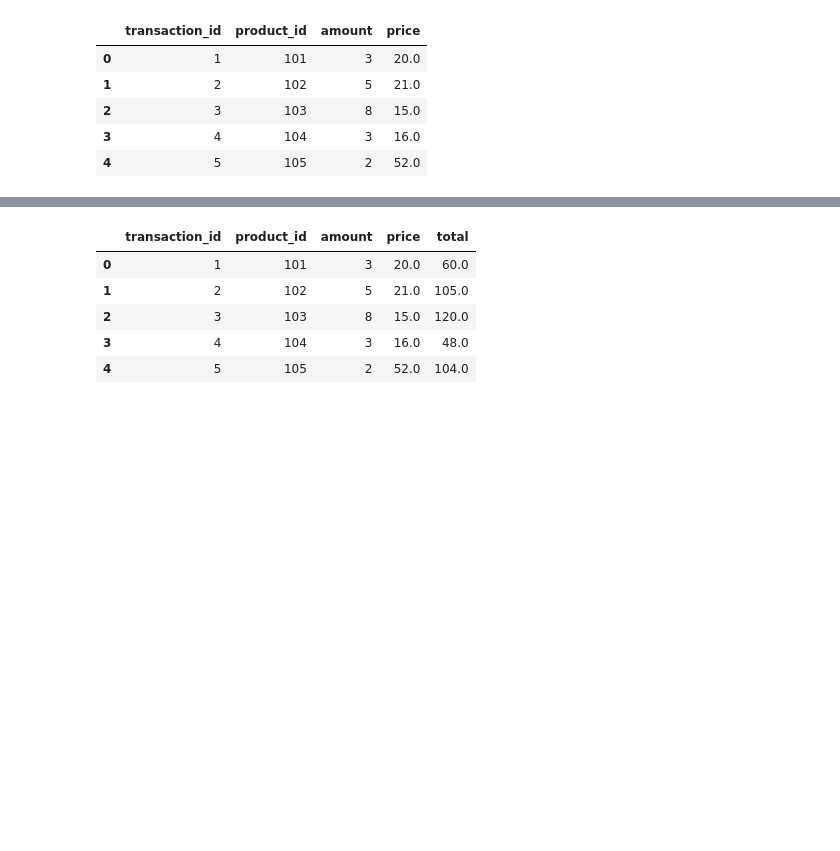
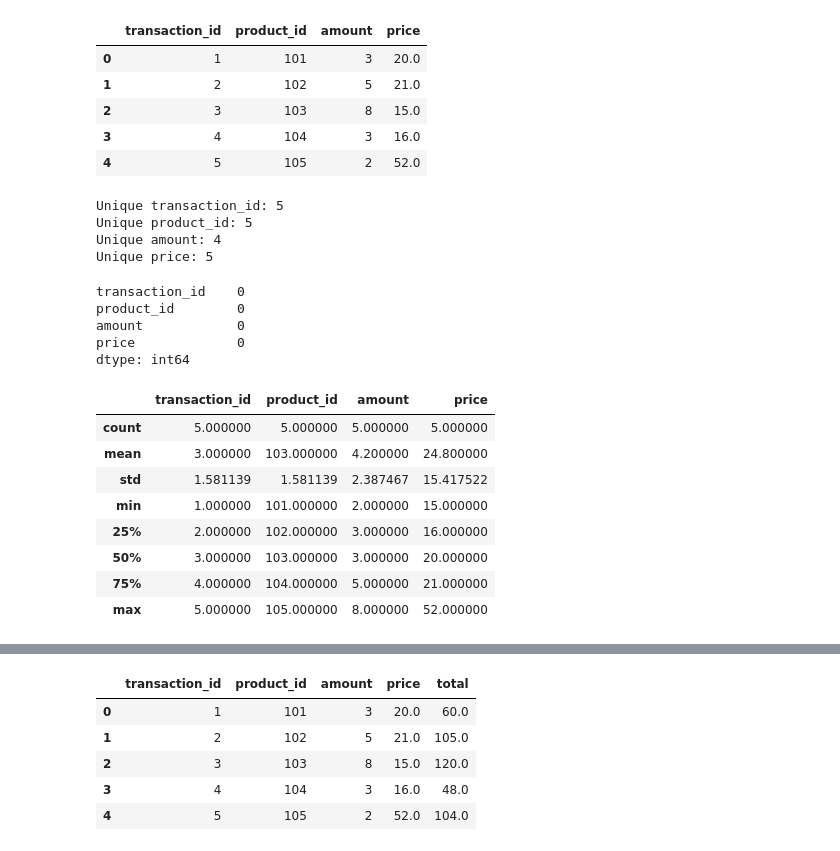
Before and after one commit to lj015625/CodeSnippet, a Jupyter notebook: src/main/python/questions/transactions.ipynb, the cells around one changed output, grey strips where cells are left out. Saved outputs shown, nothing was run; the diff lists cells and outputs as text; code cells hidden in the pictures; blank space fills up the shorter version.

```diff
--- a/src/main/python/questions/transactions.ipynb
+++ b/src/main/python/questions/transactions.ipynb
@@ -17,3 +44,34 @@ df.head(5)
 | 2 | 3 | 103 | 8 | 15.0 |
 | 3 | 4 | 104 | 3 | 16.0 |
 | 4 | 5 | 105 | 2 | 52.0 |
+# %%
+# check number of unique values in the dataset
+for i in list(df.columns):
+    print(f'Unique {i}: {df[i].nunique()}')
+# %% [output]
+Unique transaction_id: 5
+Unique product_id: 5
+Unique amount: 4
+Unique price: 5
+# %%
+# checking for null values
+df.isnull().sum()
+# %% [output]
+transaction_id    0
+product_id        0
+amount            0
+price             0
+dtype: int64
+# %%
+# statistics about numerical data
+df.describe()
+# %% [output]
+|  | transaction_id | product_id | amount | price |
+| count | 5.000000 | 5.000000 | 5.000000 | 5.000000 |
+| mean | 3.000000 | 103.000000 | 4.200000 | 24.800000 |
+| std | 1.581139 | 1.581139 | 2.387467 | 15.417522 |
+| min | 1.000000 | 101.000000 | 2.000000 | 15.000000 |
+| 25% | 2.000000 | 102.000000 | 3.000000 | 16.000000 |
+| 50% | 3.000000 | 103.000000 | 3.000000 | 20.000000 |
+| 75% | 4.000000 | 104.000000 | 5.000000 | 21.000000 |
+| max | 5.000000 | 105.000000 | 8.000000 | 52.000000 |
```
Also changed, not shown: parts of 11 cells of this notebook.
